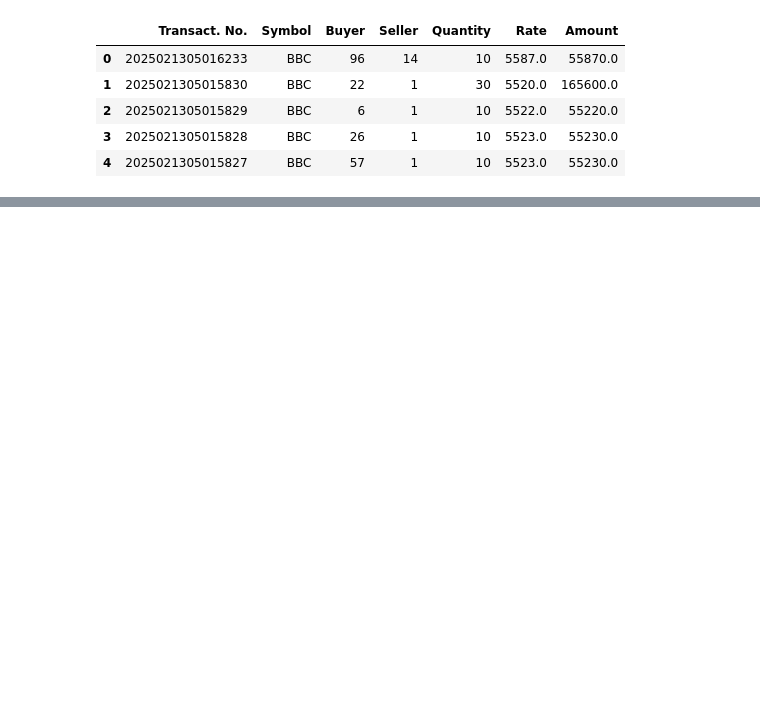
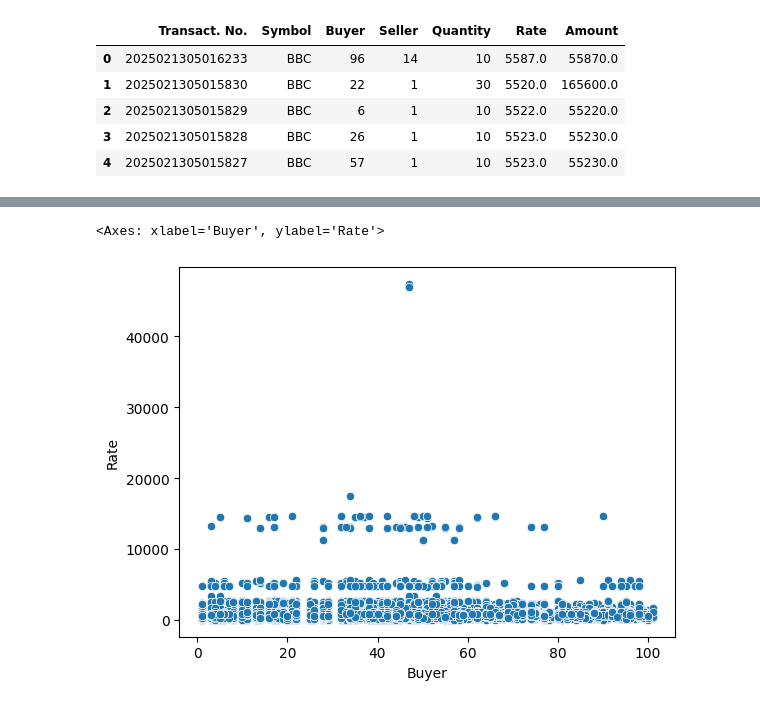
Before and after one commit to jin-raii/Nepse_data, a Jupyter notebook: eda.ipynb, the cells around one changed output, grey strips where cells are left out. Cells and saved outputs as stored; diff of their text form; code cells hidden in the pictures; blank space fills up the shorter version.

```diff
--- a/eda.ipynb
+++ b/eda.ipynb
@@ -15,0 +43,5 @@ df.head()
+# %%
+sns.scatterplot(data=df, x='Buyer', y='Rate')
+# %% [output]
+<Axes: xlabel='Buyer', ylabel='Rate'>
+[figure, added]
```
Also changed, not shown: parts of 5 cells of this notebook, 3 other files.
